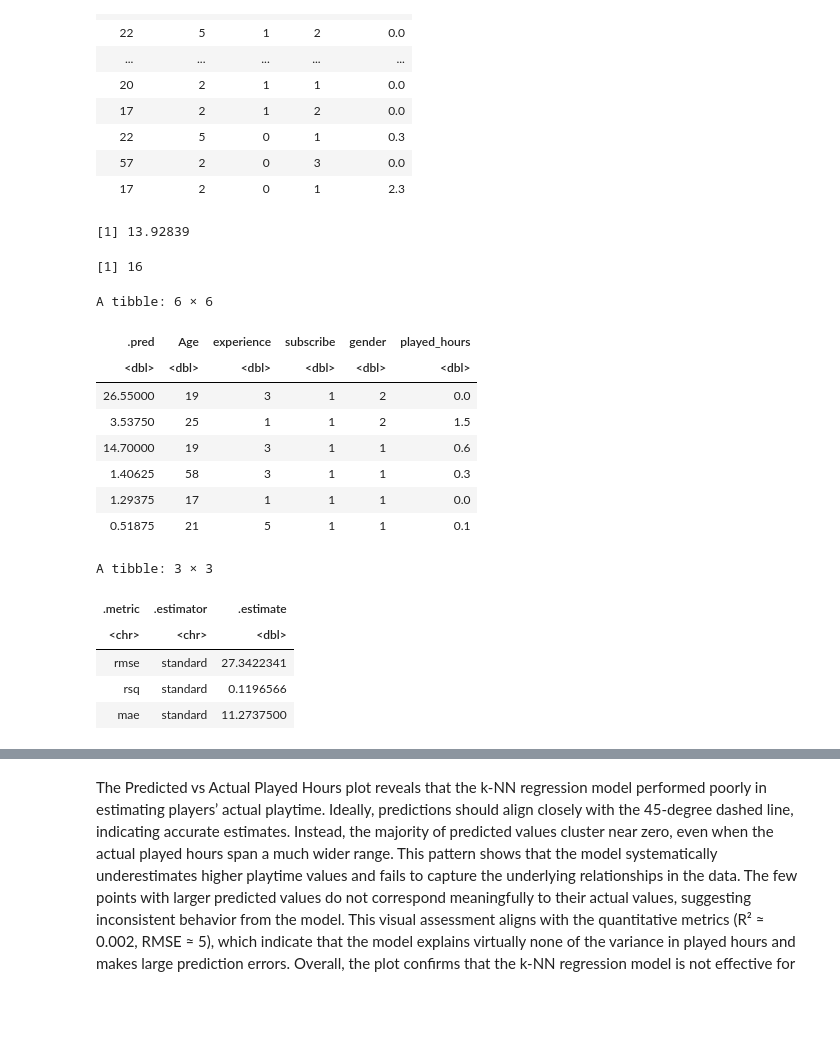
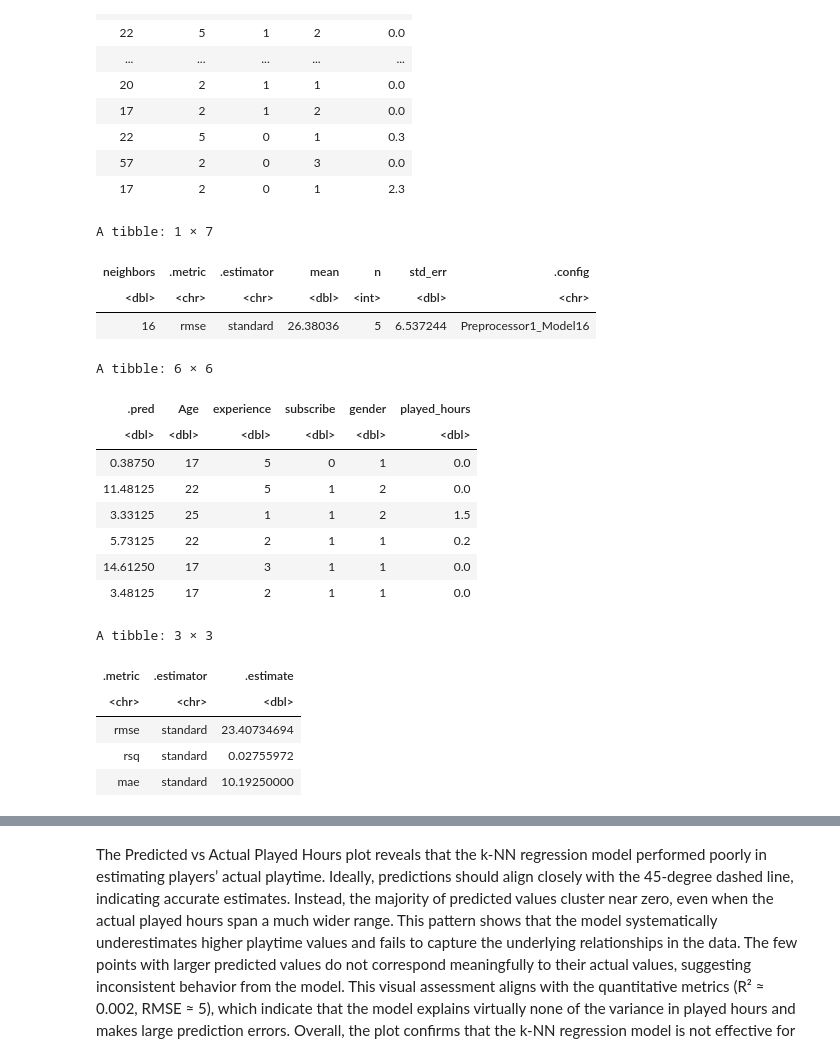
Before and after one commit to ctrl-tiramisu/dsci100-group-008, a Jupyter notebook: group 8 report-Copy1.ipynb, the cells around one changed output, grey strips where cells are left out. Saved outputs shown, nothing was run; the diff lists cells and outputs as text; code cells hidden in the pictures; blank space fills up the shorter version.

```diff
--- a/group 8 report-Copy1.ipynb
+++ b/group 8 report-Copy1.ipynb
@@ -330,11 +330,8 @@ A tibble: 194 × 5
 players_split <- initial_split(players_selected, prop = 0.80, strata = played_hours)
 players_training <- training(players_split)
 players_testing <- testing(players_split)
-# %%
-sqrt(194)
-# %% [output]
-[1] 13.92839
 # %%
+
 ## Find Best k value for KNN Regression
 
 knn_spec <- nearest_neighbor(weight_func = "rectangular", neighbors = tune()) |>
@@ -345,61 +342,70 @@ players_recipe <- recipe(played_hours ~ ., data = players_training) |>
     step_scale(all_predictors()) |>
     step_center(all_predictors())
 
+
 ## 5 Fold Validation
 players_vfold <- vfold_cv(players_training, v = 5, strata = played_hours)
 gridvals <- tibble(neighbors = seq(from = 1, to = 16, by = 1))
 
-players_knn_results <-  workflow() |>
+players_workflow <-  workflow() |>
       add_recipe(players_recipe) |>
-      add_model(knn_spec) |>
-      tune_grid(resamples = players_vfold, grid = gridvals) |>
-      collect_metrics()
+      add_model(knn_spec)
 
-players_min <- players_knn_results |>
-   filter(.metric == "rmse") |>
-   slice_min(mean, n = 1)
+players_results <- players_workflow |>
+  tune_grid(resamples = players_vfold, grid = gridvals) |>
+  collect_metrics() |>
+  filter(.metric == "rmse")
 
-k_min <- players_min |>
-         pull(neighbors)
-k_min
+players_min <- players_results |>
+  filter(mean == min(mean))
+
+players_min
 # %% [output]
-[1] 16
+A tibble: 1 × 7
+| neighbors | .metric | .estimator | mean | n | std_err | .config |
+| <dbl> | <chr> | <chr> | <dbl> | <int> | <dbl> | <chr> |
+| 16 | rmse | standard | 26.38036 | 5 | 6.537244 | Preprocessor1_Model16 |
 # %%
 ## Predict KNN with K min RSME
 players_best_spec <- nearest_neighbor(weight_func = "rectangular", neighbors = k_min) |>
          set_engine("kknn") |>
          set_mode("regression")
 
 players_best_fit <- workflow() |>
          add_recipe(players_recipe) |>
          add_model(players_best_spec) |>
          fit(data = players_training)
 
 players_summary <- players_best_fit |>
           predict(players_testing) |>
           bind_cols(players_testing) #|>
 
 players_metrics <- players_summary |>
         metrics(truth = played_hours, estimate = .pred)
 
+sacr_min <- players_results |>
+  filter(mean == min(mean))
+
+sacr_min
+
 head(players_summary)
 
 players_metrics
 # %% [output]
 A tibble: 6 × 6
 | .pred | Age | experience | subscribe | gender | played_hours |
 | <dbl> | <dbl> | <dbl> | <dbl> | <dbl> | <dbl> |
-| 26.55000 | 19 | 3 | 1 | 2 | 0.0 |
-| 3.53750 | 25 | 1 | 1 | 2 | 1.5 |
-| 14.70000 | 19 | 3 | 1 | 1 | 0.6 |
-| 1.40625 | 58 | 3 | 1 | 1 | 0.3 |
-| 1.29375 | 17 | 1 | 1 | 1 | 0.0 |
-| 0.51875 | 21 | 5 | 1 | 1 | 0.1 |
+| 0.38750 | 17 | 5 | 0 | 1 | 0.0 |
+| 11.48125 | 22 | 5 | 1 | 2 | 0.0 |
+| 3.33125 | 25 | 1 | 1 | 2 | 1.5 |
+| 5.73125 | 22 | 2 | 1 | 1 | 0.2 |
+| 14.61250 | 17 | 3 | 1 | 1 | 0.0 |
+| 3.48125 | 17 | 2 | 1 | 1 | 0.0 |
 A tibble: 3 × 3
 | .metric | .estimator | .estimate |
 | <chr> | <chr> | <dbl> |
-| rmse | standard | 27.3422341 |
-| rsq | standard | 0.1196566 |
-| mae | standard | 11.2737500 |
+| rmse | standard | 23.40734694 |
+| rsq | standard | 0.02755972 |
+| mae | standard | 10.19250000 |
 # %%
 ## Plot the KNN Results
```
Also changed, not shown: parts of 2 cells of this notebook.
